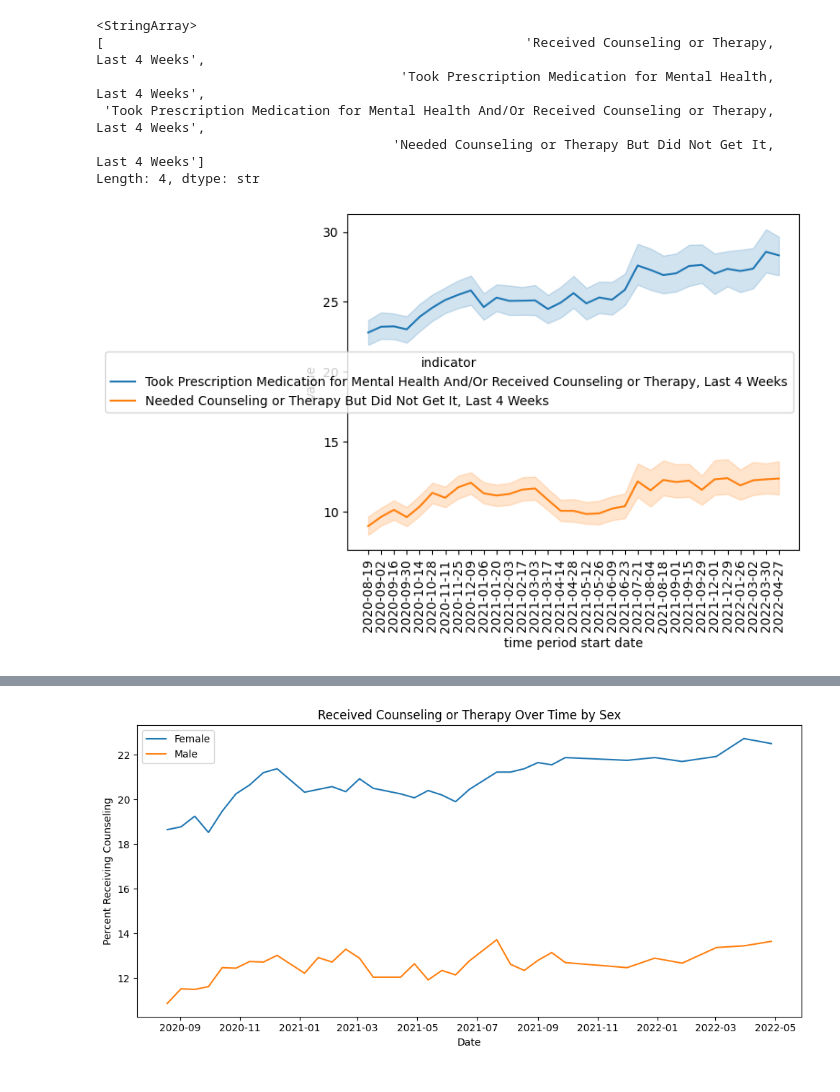
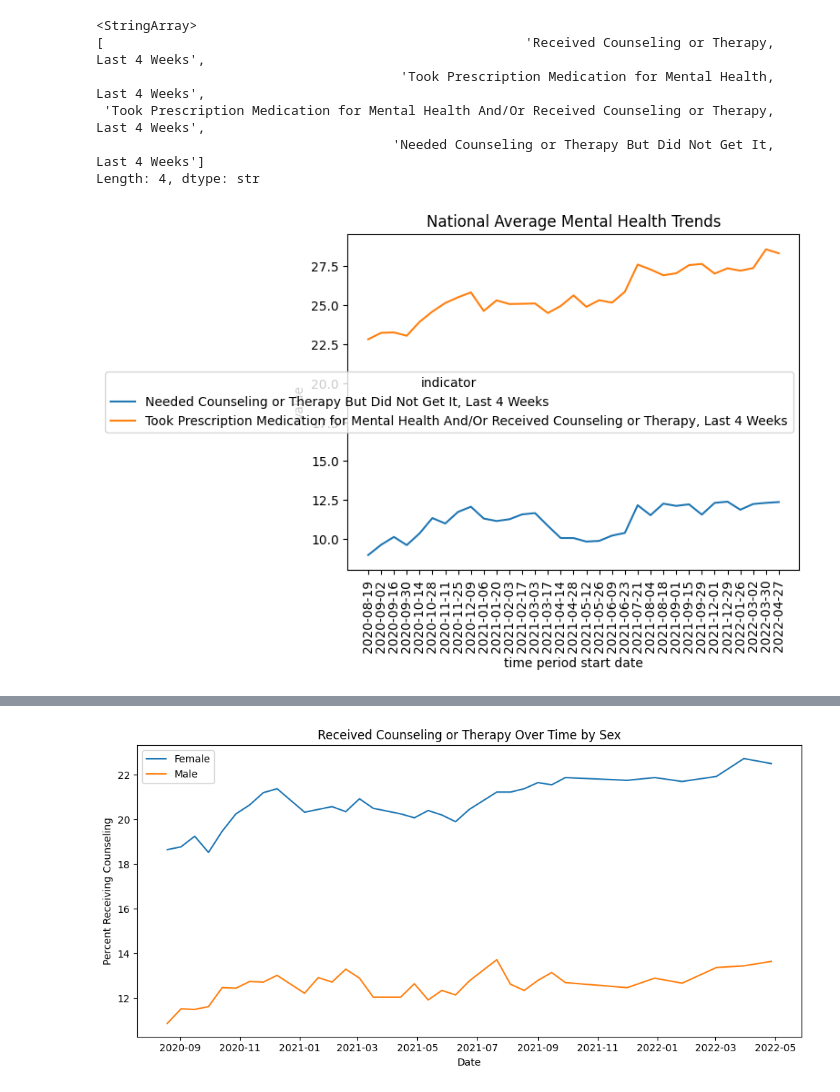
Before and after one commit to DataTrainingFoundations/MHIngestion, a Jupyter notebook: analysis/ryan_analysis.ipynb, the cells around one changed output, grey strips where cells are left out. Saved outputs shown, nothing was run; the diff lists cells and outputs as text; code cells hidden in the pictures.

```diff
--- a/analysis/ryan_analysis.ipynb
+++ b/analysis/ryan_analysis.ipynb
@@ -36,10 +35,24 @@ df["indicator"].dropna().unique()
 Length: 4, dtype: str
 # %%
 df_useful = df[(df["indicator"] == "Needed Counseling or Therapy But Did Not Get It, Last 4 Weeks") | (df['indicator'] == 'Took Prescription Medication for Mental Health And/Or Received Counseling or Therapy, Last 4 Weeks')]
-ex = sns.lineplot(data=df_useful, x="time period start date", y="value", hue='indicator')
-ex.tick_params(axis='x', rotation=90)
+national = (
+    df_useful
+    .groupby(["time period start date", "indicator"], as_index=False)["value"]
+    .mean()
+)
+
+plt.figure()
+sns.lineplot(
+    data=national,
+    x="time period start date",
+    y="value",
+    hue="indicator"
+)
+plt.xticks(rotation=90)
+plt.title("National Average Mental Health Trends")
+plt.show()
 # %% [output]
-[figure, old version]
+[figure, new version]
 # %%
 ex = sns.lineplot(data=df,x='time period start date', y='value', hue= 'state', hue_order=['Georgia', 'Alaska','New York'])
 ex.tick_params(axis='x', rotation=90)
```
Also changed, not shown: parts of 2 cells of this notebook.
